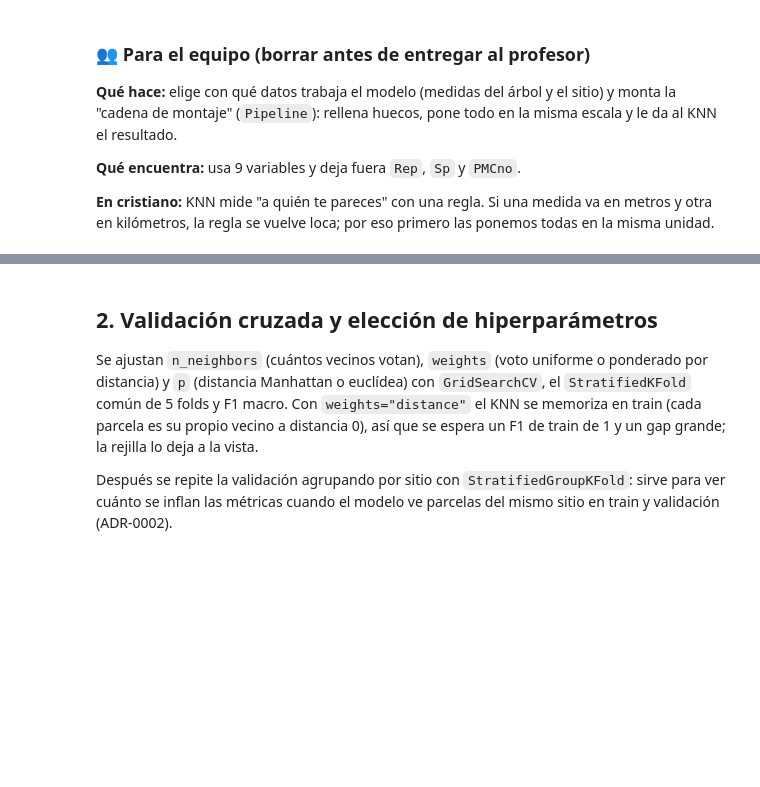
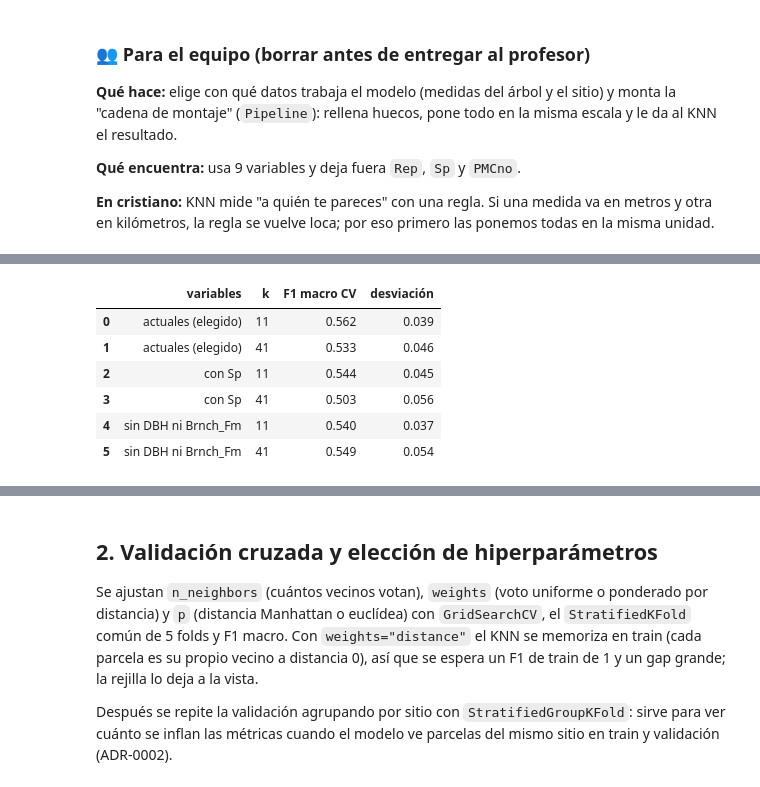
Before and after one commit to IA-P1-BCN/g3-Clasificacion-Multiclase, a Jupyter notebook: 05_knn.ipynb, the cells around one changed output, grey strips where cells are left out. Cells and saved outputs as stored; diff of their text form; code cells hidden in the pictures; blank space fills up the shorter version.

Commit message:
feat: comprobar con validación cruzada si cambiar las variables (Sp, DBH, Brnch_Fm) mejora el KNN

```diff
--- a/05_knn.ipynb
+++ b/05_knn.ipynb
@@ -121,0 +132,39 @@ Excluidas: ['Rep', 'Sp', 'PMCno']
+# %%
+cv_comun = StratifiedKFold(n_splits=5, shuffle=True, random_state=SEMILLA)
+
+CONJUNTOS = {
+    "actuales (elegido)": (NUMERICAS, CATEGORICAS),
+    "con Sp": (NUMERICAS, CATEGORICAS + ["Sp"]),
+    "sin DBH ni Brnch_Fm": (
+        [v for v in NUMERICAS if v not in ("DBH", "Brnch_Fm")],
+        CATEGORICAS,
+    ),
+}
+
+filas = []
+for nombre, (numericas, categoricas) in CONJUNTOS.items():
+    for k in (11, 41):
+        puntuaciones = cross_val_score(
+            crear_pipeline(numericas, categoricas, n_neighbors=k, p=1),
+            train[numericas + categoricas],
+            y_train,
+            cv=cv_comun,
+            scoring="f1_macro",
+            n_jobs=-1,
+        )
+        filas.append({
+            "variables": nombre,
+            "k": k,
+            "F1 macro CV": puntuaciones.mean(),
+            "desviación": puntuaciones.std(),
+        })
+
+display(pd.DataFrame(filas).round(3))
+# %% [output]
+|  | variables | k | F1 macro CV | desviación |
+| 0 | actuales (elegido) | 11 | 0.562 | 0.039 |
+| 1 | actuales (elegido) | 41 | 0.533 | 0.046 |
+| 2 | con Sp | 11 | 0.544 | 0.045 |
+| 3 | con Sp | 41 | 0.503 | 0.056 |
+| 4 | sin DBH ni Brnch_Fm | 11 | 0.540 | 0.037 |
+| 5 | sin DBH ni Brnch_Fm | 41 | 0.549 | 0.054 |
```
Also changed, not shown: parts of 8 cells of this notebook.
